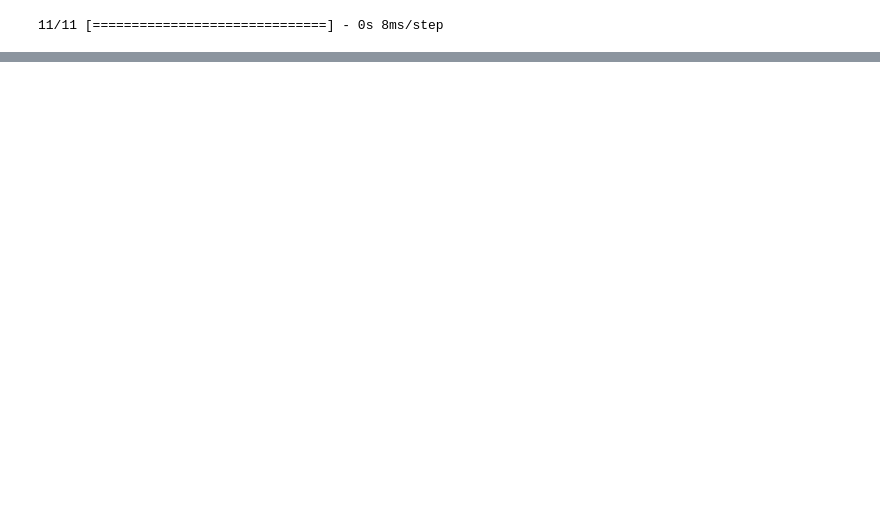
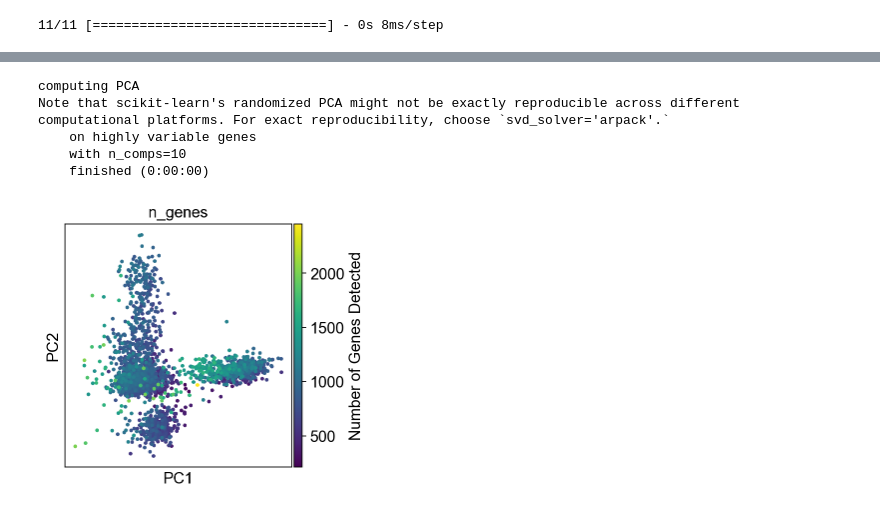
Before and after one commit to mehakrafiq/scRNA-DimensionReductionTutorials, a Jupyter notebook: Notebooks/DimensionReduction-scVAE(tf).ipynb, the cells around one changed output, grey strips where cells are left out. Cells and saved outputs as stored; diff of their text form; code cells hidden in the pictures; blank space fills up the shorter version.

```diff
--- a/Notebooks/DimensionReduction-scVAE(tf).ipynb
+++ b/Notebooks/DimensionReduction-scVAE(tf).ipynb
@@ -255,0 +263,26 @@ adata.write('../write/pbmc3k_scVAE.h5ad', compression='gzip')
+# %%
+# run pca on the new results
+sc.tl.pca(adata, n_comps=10, svd_solver='randomized')
+
+# Visualize the PCA results with coloring by 'n_genes'
+sc.pl.pca(adata, color='n_genes', show=False)  # `show=False` to prevent immediate plot display
+
+# Get current axis and figure
+ax = plt.gca()
+fig = plt.gcf()
+
+# Find the color bar in the current figure
+colorbar = ax.collections[0].colorbar
+
+# Set the label for the color bar
+colorbar.set_label('Number of Genes Detected')
+
+# Display the plot
+plt.show()
+# %% [output]
+computing PCA
+Note that scikit-learn's randomized PCA might not be exactly reproducible across different computational platforms. For exact reproducibility, choose `svd_solver='arpack'.`
+    on highly variable genes
+    with n_comps=10
+    finished (0:00:00)
+[figure, added]
```
Also changed, not shown: parts of 8 cells of this notebook, 13 other files.
